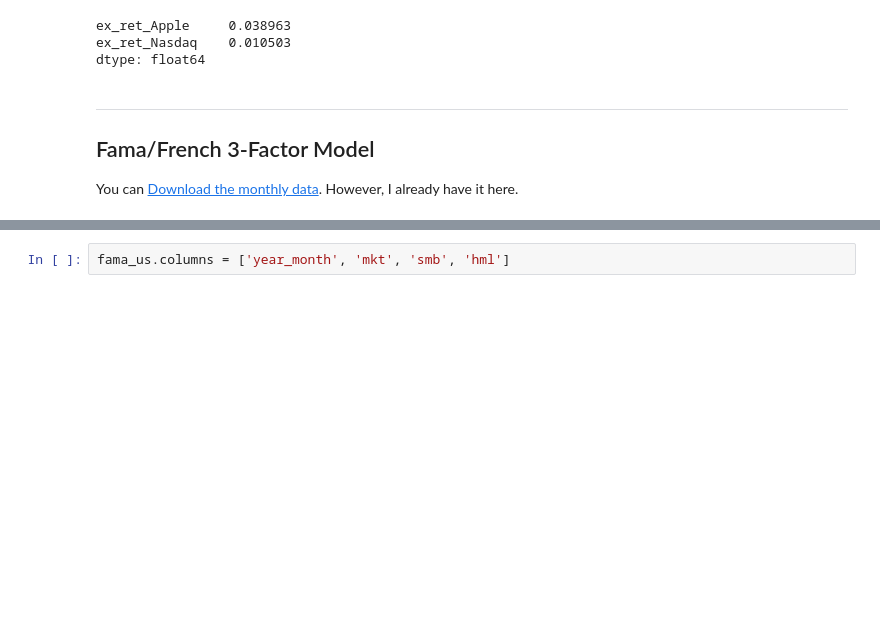
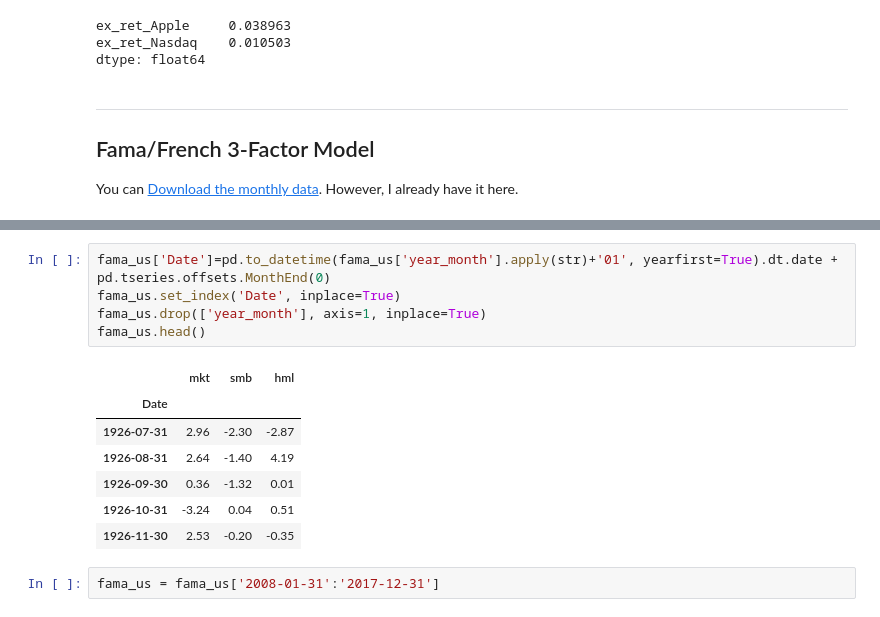
Before and after one commit to smurve/financials, a Jupyter notebook: Hoepner_Exercises.ipynb, the cells around one changed output, grey strips where cells are left out. Saved outputs shown, nothing was run; the diff lists cells and outputs as text; blank space fills up the shorter version.

```diff
--- a/Hoepner_Exercises.ipynb
+++ b/Hoepner_Exercises.ipynb
@@ -624,3 +633,16 @@ fama_us = pd.read_csv('F-F_Research_Data_Factors.CSV', header=None, usecols=[0,1
-# %%
-fama_us.columns = ['year_month', 'mkt', 'smb', 'hml']
+# %%
+fama_us['Date']=pd.to_datetime(fama_us['year_month'].apply(str)+'01', yearfirst=True).dt.date + pd.tseries.offsets.MonthEnd(0)
+fama_us.set_index('Date', inplace=True)
+fama_us.drop(['year_month'], axis=1, inplace=True)
+fama_us.head()
+# %% [output]
+|  | mkt | smb | hml |
+| Date |  |  |  |
+| 1926-07-31 | 2.96 | -2.30 | -2.87 |
+| 1926-08-31 | 2.64 | -1.40 | 4.19 |
+| 1926-09-30 | 0.36 | -1.32 | 0.01 |
+| 1926-10-31 | -3.24 | 0.04 | 0.51 |
+| 1926-11-30 | 2.53 | -0.20 | -0.35 |
+# %%
+fama_us = fama_us['2008-01-31':'2017-12-31']
 # %%
```
Also changed, not shown: parts of 10 cells of this notebook, 2 other files.
